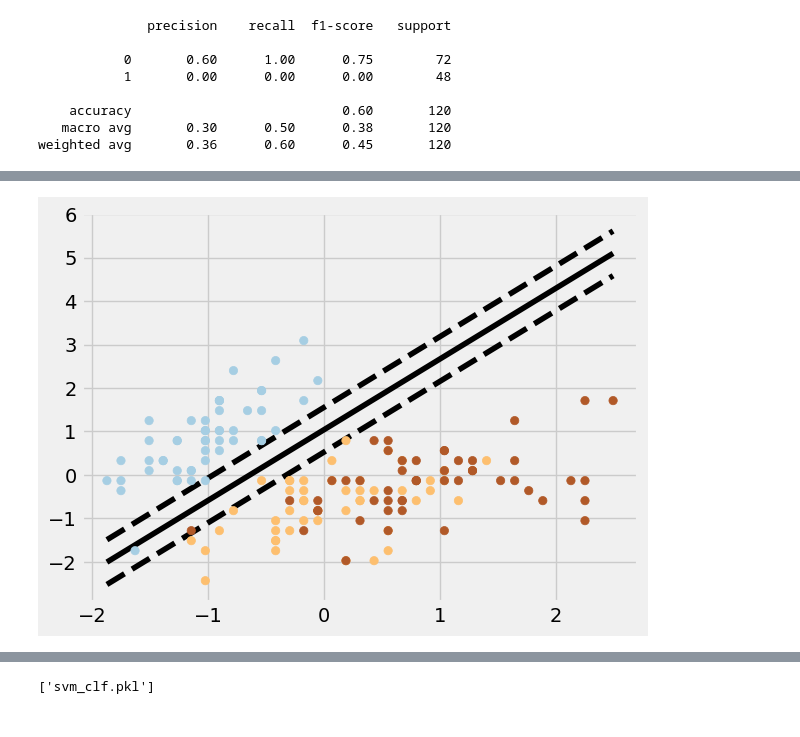
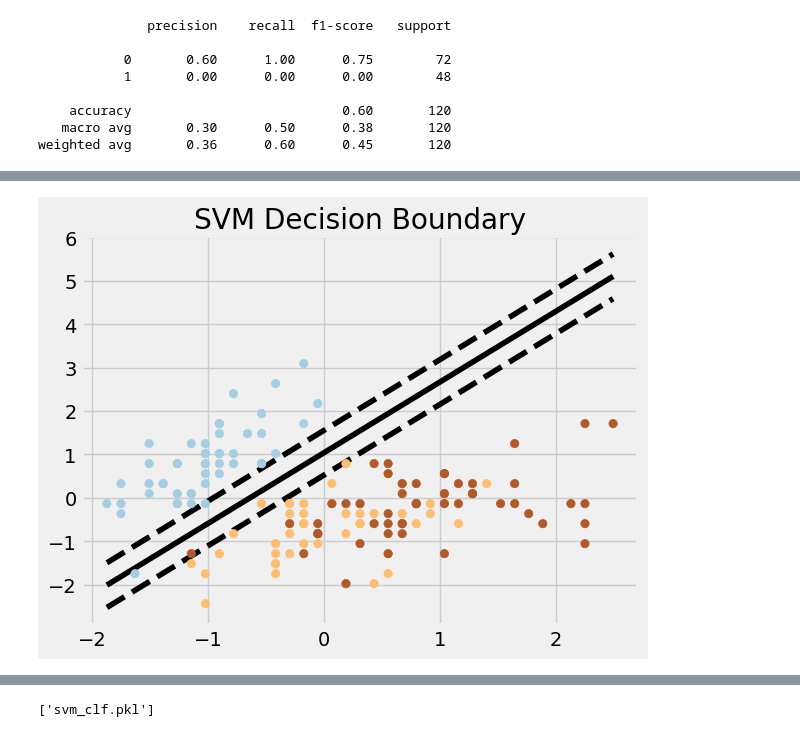
Before and after one commit to Bishwaprotapi/Chronic-kidney-disease-using-ML, a Jupyter notebook: Chronic kidney disease.ipynb, the cells around one changed output, grey strips where cells are left out. Saved outputs shown, nothing was run; the diff lists cells and outputs as text; code cells hidden in the pictures.

```diff
--- a/Chronic kidney disease.ipynb
+++ b/Chronic kidney disease.ipynb
@@ -993,34 +1048,35 @@ X = iris.data[:, :2]  # we only take the first two features.
 y = iris.target
 
 # Train the SVM model
 scaler = StandardScaler()
 X_scaled = scaler.fit_transform(X)
 svm = SVC(kernel='linear', C=1)
 svm.fit(X_scaled, y)
 
 # Plotting the decision boundary
 w = svm.coef_[0]
 a = -w[0] / w[1]
 xx = np.linspace(X_scaled[:, 0].min(), X_scaled[:, 0].max())
 yy = a * xx - (svm.intercept_[0]) / w[1]
 
 # Plot the parallels to the separating hyperplane that pass through the
 # support vectors
 margin = 1 / np.sqrt(np.sum(svm.coef_ ** 2))
 yy_down = yy - np.sqrt(1 + a ** 2) * margin
 yy_up = yy + np.sqrt(1 + a ** 2) * margin
 
 # Plot the hyperplane
 plt.plot(xx, yy, 'k-')
 plt.plot(xx, yy_down, 'k--')
 plt.plot(xx, yy_up, 'k--')
 
 # Plot the data
 plt.scatter(X_scaled[:, 0], X_scaled[:, 1], c=y, zorder=10, cmap=plt.cm.Paired)
 plt.axis('tight')
+plt.title('SVM Decision Boundary')
 plt.show()
 # %% [output]
-[figure, old version]
+[figure, new version]
 # %%
 from sklearn.metrics import confusion_matrix, ConfusionMatrixDisplay
 import matplotlib.pyplot as plt
```
Also changed, not shown: parts of 36 cells of this notebook, 2 other files.
